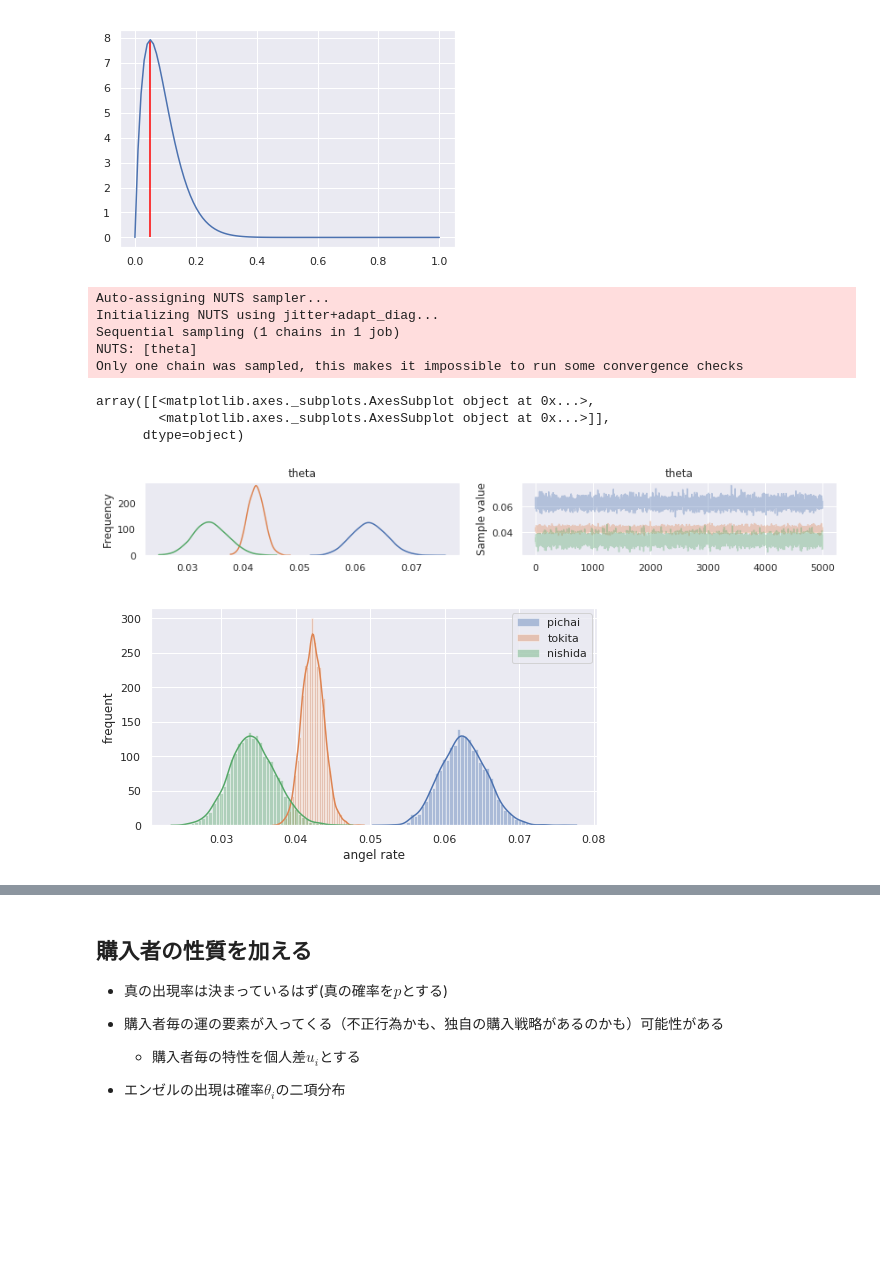
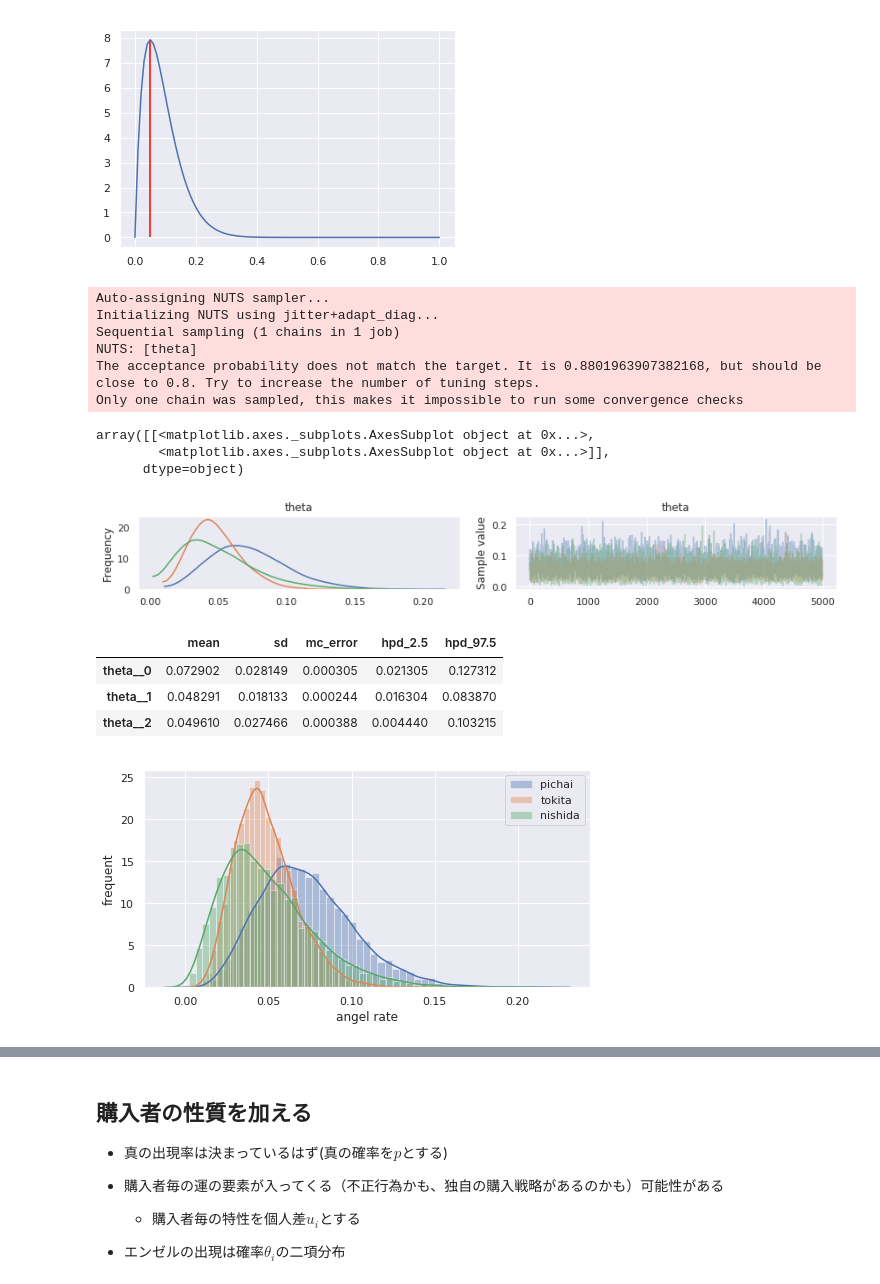
Before and after one commit to tok41/choco-ball-statistics, a Jupyter notebook: analysis/jupyter/estimate-angel-rate-multi.ipynb, the cells around one changed output, grey strips where cells are left out. Cells and saved outputs as stored; diff of their text form; code cells hidden in the pictures; blank space fills up the shorter version.

```diff
--- a/analysis/jupyter/estimate-angel-rate-multi.ipynb
+++ b/analysis/jupyter/estimate-angel-rate-multi.ipynb
@@ -68,6 +68,7 @@ buyer = data['buyer'].values
 buyer_idx = pd.Categorical(data['buyer']).codes
 buyer_cat = pd.Categorical(data['buyer']).categories
 data['buyer_idx'] = buyer_idx
+lst_buyer = list(set(buyer_idx))
 print(buyer_cat)
 print(set(buyer_idx))
 # %% [output]
@@ -96,32 +97,39 @@ max_theta : 0.05050505050505051
 [figure]
 # %%
 with pm.Model() as comparing_buyer_i:
-    #theta = pm.Beta('theta', alpha=1, beta=1, shape=len(set(buyer_idx))) # 一様分布
-    theta = pm.Beta('theta', alpha=2, beta=20, shape=len(set(buyer_idx)))
+    theta = pm.Beta('theta', alpha=1, beta=1, shape=len(set(buyer_idx)))
 
-    angel = pm.Binomial('angel', n=total_counts[buyer_idx], p=theta[buyer_idx], observed=angel_counts[buyer_idx])
+    angel = pm.Binomial('angel', n=total_counts[lst_buyer], p=theta[lst_buyer], observed=angel_counts[lst_buyer])
 
-    trace = pm.sample(5000, chains=1)
-pm.traceplot(trace)
+    trace_iso = pm.sample(5000, chains=1)
+pm.traceplot(trace_iso)
 # %% [output]
 Auto-assigning NUTS sampler...
 Initializing NUTS using jitter+adapt_diag...
 Sequential sampling (1 chains in 1 job)
 NUTS: [theta]
+The acceptance probability does not match the target. It is 0.8801963907382168, but should be close to 0.8. Try to increase the number of tuning steps.
 Only one chain was sampled, this makes it impossible to run some convergence checks
 array([[<matplotlib.axes._subplots.AxesSubplot object at 0x...>,
         <matplotlib.axes._subplots.AxesSubplot object at 0x...>]],
       dtype=object)
-[figure, old version]
+[figure, new version]
+# %%
+pm.summary(trace_iso)
+# %% [output]
+|  | mean | sd | mc_error | hpd_2.5 | hpd_97.5 |
+| theta__0 | 0.072902 | 0.028149 | 0.000305 | 0.021305 | 0.127312 |
+| theta__1 | 0.048291 | 0.018133 | 0.000244 | 0.016304 | 0.083870 |
+| theta__2 | 0.049610 | 0.027466 | 0.000388 | 0.004440 | 0.103215 |
 # %%
 fig = plt.figure(figsize=(8, 4))
 ax = fig.subplots(1, 1)
 
 for i in np.arange(len(buyer_cat)):
-    sns.distplot(trace['theta'][:,i], label=name_dict[buyer_cat[i]], ax=ax)
+    sns.distplot(trace_iso['theta'][:,i], label=name_dict[buyer_cat[i]], ax=ax)
 ax.legend()
 ax.set_xlabel('angel rate')
 ax.set_ylabel('frequent')
-plt.savefig('buyer_effect.png')
+plt.savefig('buyer_effect_iso.png')
 # %% [output]
-[figure, old version]
+[figure, new version]
```
Also changed, not shown: parts of 22 cells of this notebook.
